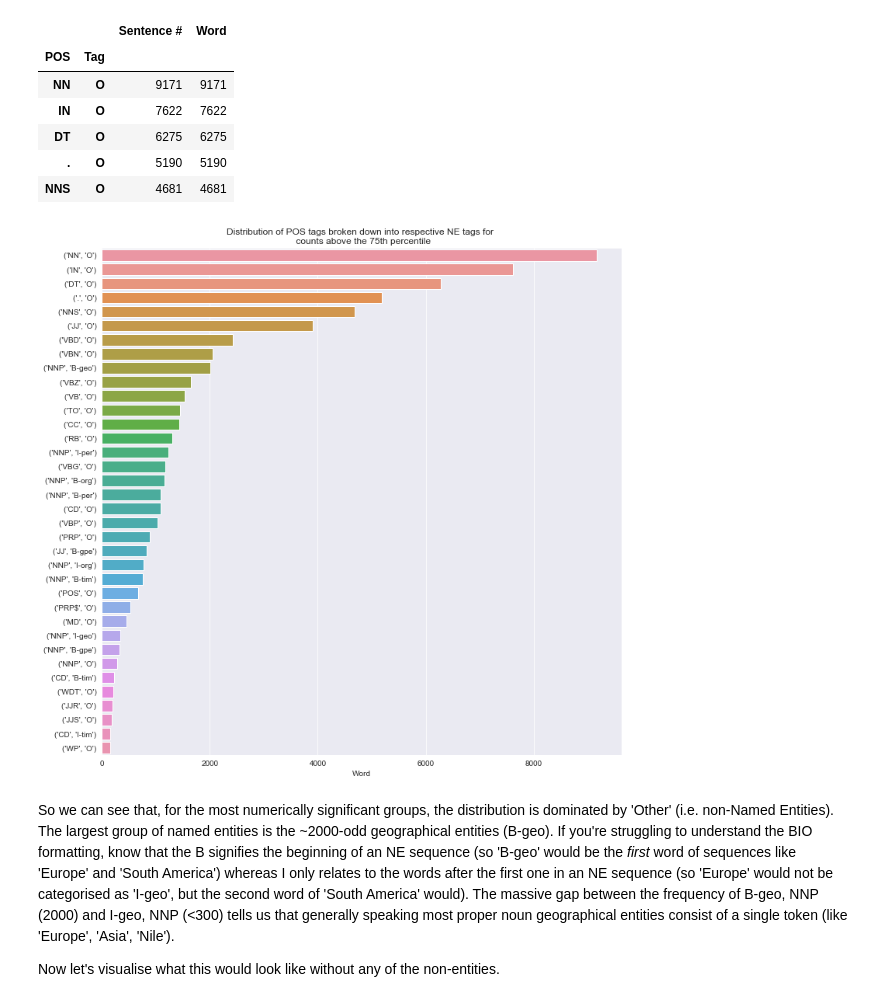
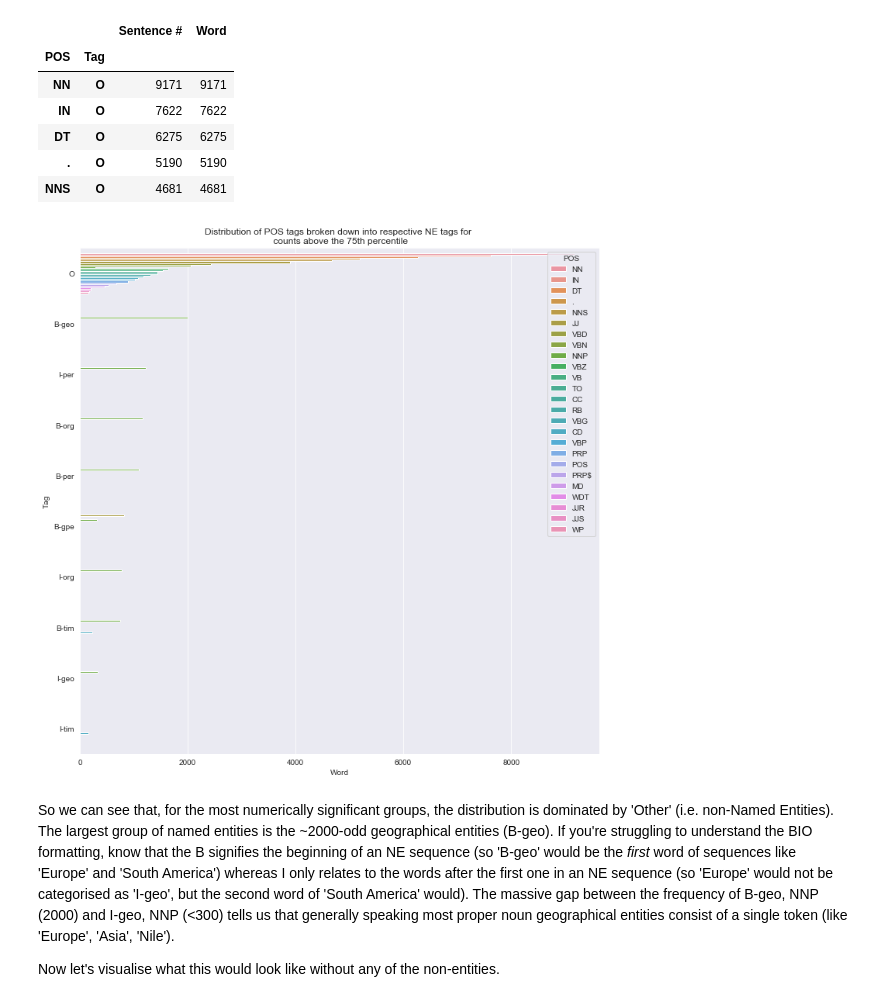
Before and after one commit to Ioana-P/Named_Entity_Recog_project, a Jupyter notebook: 3. EDA.ipynb, the cells around one changed output. Drawn from its saved outputs; the diff is of its cells as text; code cells hidden in the pictures.

```diff
--- a/3. EDA.ipynb
+++ b/3. EDA.ipynb
@@ -116,12 +116,14 @@ pos_tag_trim.head()
 | DT | O | 6275 | 6275 |
 | . | O | 5190 | 5190 |
 | NNS | O | 4681 | 4681 |
+# %%
+pos_tag_trim = pos_tag_trim.reset_index()
 # %%
 plt.figure(figsize=(12,12))
 plt.title('Distribution of POS tags broken down into respective NE tags for \n counts above the 75th percentile')
-sns.barplot(y = pos_tag_trim.index, x= pos_tag_trim.Word, data = pos_tag_trim,);
+sns.barplot(y = pos_tag_trim['Tag'], x= pos_tag_trim['Word'], hue = pos_tag_trim['POS']);
 # %% [output]
-[figure, old version]
+[figure, new version]
 # %% [markdown]
 So we can see that, for the most numerically significant groups, the distribution is dominated by 'Other' (i.e. non-Named Entities). The largest group of named entities is the ~2000-odd geographical entities (B-geo). If you're struggling to understand the BIO formatting, know that the B signifies the beginning of an NE sequence (so 'B-geo' would be the *first* word of sequences like 'Europe' and 'South America') whereas I only relates to the words after the first one in an NE sequence (so 'Europe' would not be categorised as 'I-geo', but the second word of 'South America' would). The massive gap between the frequency of B-geo, NNP (2000) and I-geo, NNP (<300) tells us that generally speaking most proper noun geographical entities consist of a single token (like 'Europe', 'Asia', 'Nile').
 
```
Also changed, not shown: parts of 21 cells of this notebook.
